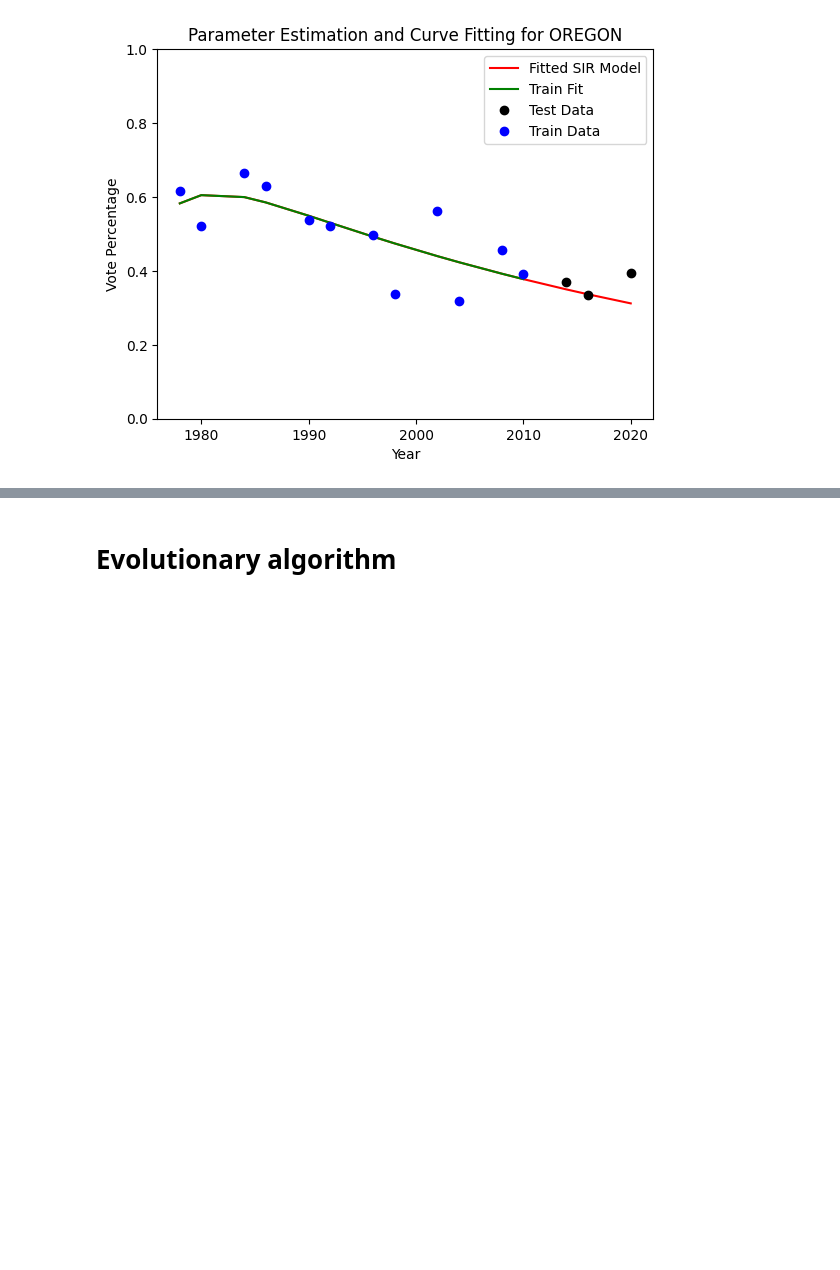
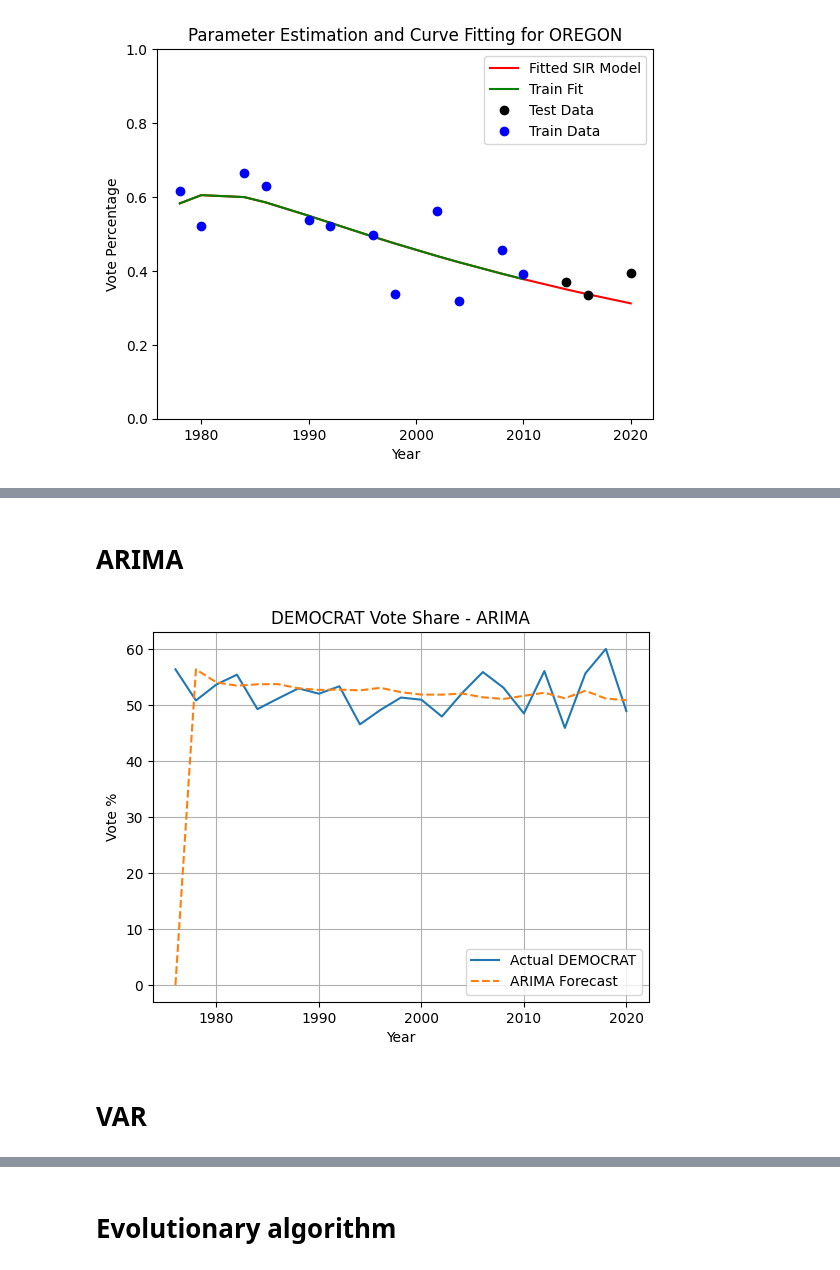
Before and after one commit to alanroyce20102003/bt5240, a Jupyter notebook: main.ipynb, the cells around one changed output, grey strips where cells are left out. Saved outputs shown, nothing was run; the diff lists cells and outputs as text; code cells hidden in the pictures; blank space fills up the shorter version.

```diff
--- a/main.ipynb
+++ b/main.ipynb
@@ -257,0 +353,8 @@ plt.show()
+# %%
+df
+df_mod = df[df['stage'] == 'gen']
+df_mod = df_mod[df_mod['party_simplified'].isin(['REPUBLICAN', 'DEMOCRAT'])]
+grouped = df_mod.groupby(['year', 'party_simplified'])['candidatevotes'].sum().unstack().fillna(0)
+grouped['Total'] = grouped.sum(axis=1)
+grouped['DEMOCRAT_pct'] = 100 * grouped['DEMOCRAT'] / grouped['Total']
+grouped['REPUBLICAN_pct'] = 100 * grouped['REPUBLICAN'] / grouped['Total']
@@ -257,0 +411,2 @@ plt.show()
+# %% [markdown]
+# ARIMA
@@ -257,0 +415,21 @@ plt.show()
+# %%
+dem_votes = grouped['DEMOCRAT_pct']
+
+# Fit ARIMA model (p=1, d=1, q=1 as example)
+model = ARIMA(dem_votes, order=(1,1,1))
+model_fit = model.fit()
+
+forecast = model_fit.predict(start=0, end=len(dem_votes)-1, typ='levels')
+# %%
+plt.plot(dem_votes.index, dem_votes, label='Actual DEMOCRAT')
+plt.plot(dem_votes.index, forecast, label='ARIMA Forecast', linestyle='--')
+plt.legend()
+plt.title("DEMOCRAT Vote Share - ARIMA")
+plt.xlabel("Year")
+plt.ylabel("Vote %")
+plt.grid(True)
+plt.show()
+# %% [output]
+[figure, added]
+# %% [markdown]
+# VAR
```
Also changed, not shown: parts of 57 cells of this notebook.
